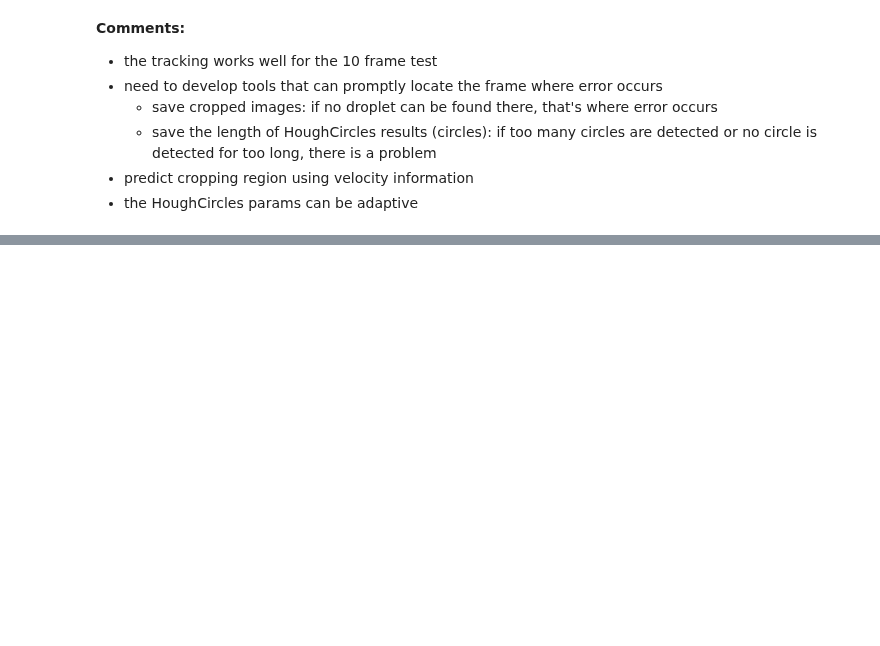
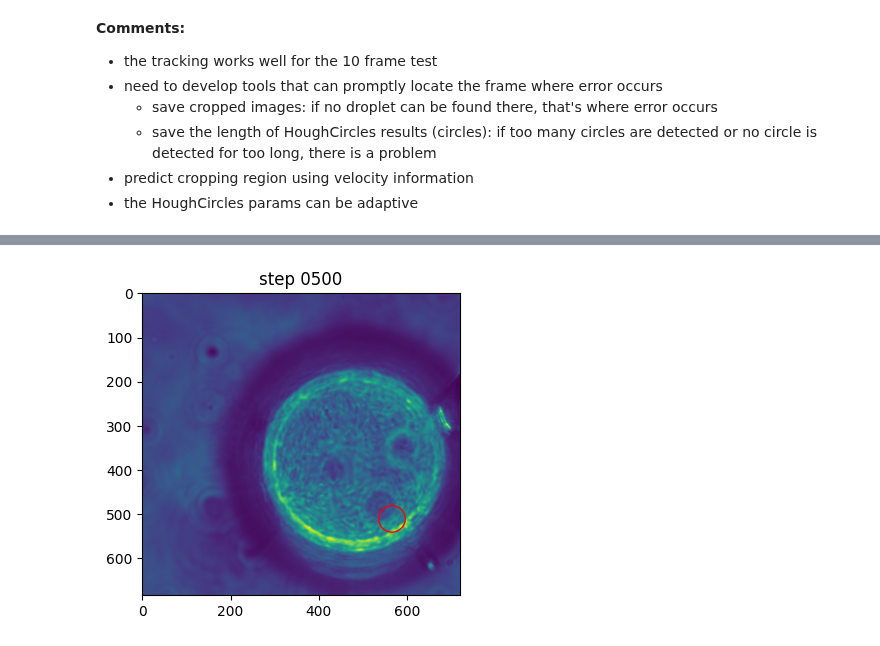
Before and after one commit to ZLoverty/DE, a Jupyter notebook: Code/Circle-detection/crop-HoughCircles.ipynb, the cells around one changed output, grey strips where cells are left out. Cells and saved outputs as stored; diff of their text form; code cells hidden in the pictures; blank space fills up the shorter version.

```diff
--- a/Code/Circle-detection/crop-HoughCircles.ipynb
+++ b/Code/Circle-detection/crop-HoughCircles.ipynb
@@ -165,0 +171,4 @@ for x, y in zip(x_list, y_list):
+# %%
+%%time
+folder = '/home/zhengyang/data/DE/07162021/3/'
+l = readdata(folder, 'tif')
@@ -165,0 +249,22 @@ for x, y in zip(x_list, y_list):
+# %%
+# check tracking quality
+start = 400
+interval = 1
+end = 500
+for num, i in l.iterrows():
+    if num < start:
+        continue
+    if num % interval == 0:
+        img = io.imread(i.Dir)
+        fig, ax = plt.subplots(dpi=100)
+        ax.imshow(img)
+        circle_object = mpatch.Circle((x_list[num], y_list[num]), 30,
+                                     fill=False, ec='red', lw=1)
+        ax.add_patch(circle_object)
+        ax.set_title('step {:04d}'.format(num))
+        plt.pause(.01)
+        clear_output(wait=True)
+    if num >= end:
+        break
+# %% [output]
+[figure, added]
```
Also changed, not shown: parts of 6 cells of this notebook.
